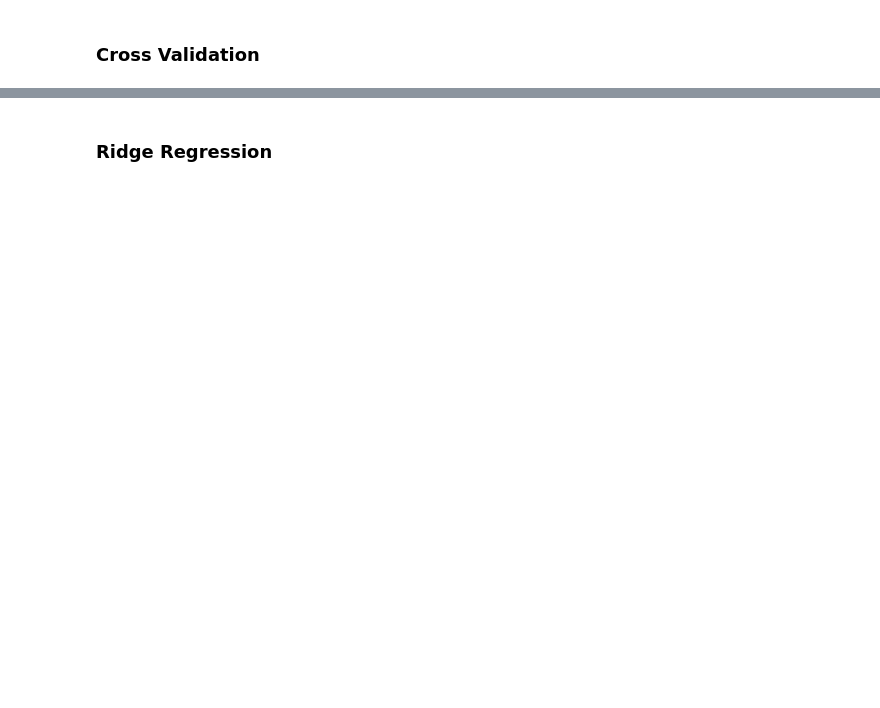
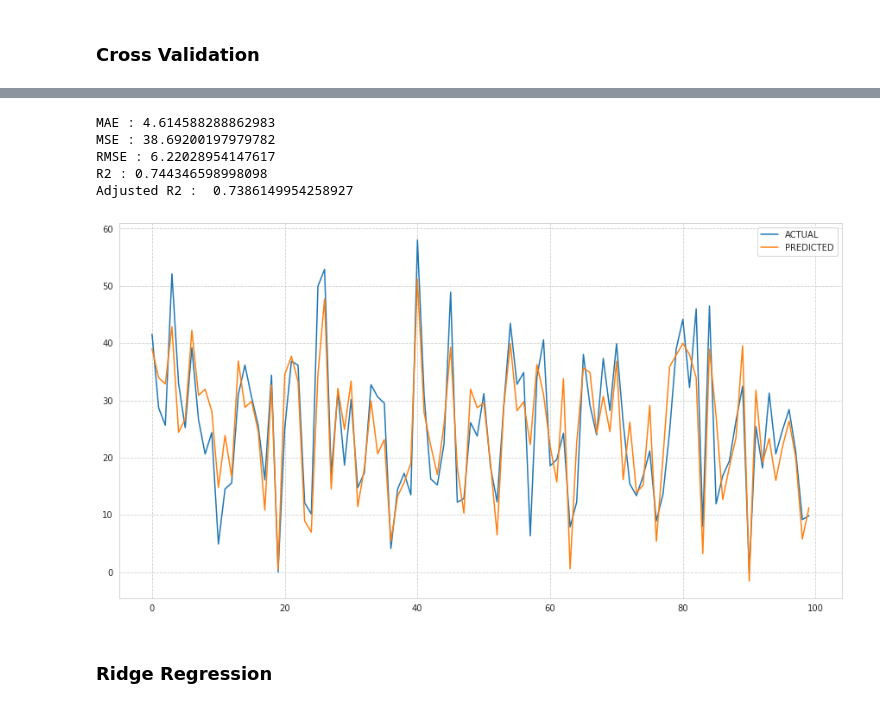
Before and after one commit to Shubhamverse/Bike-Sharing-Demand-Prediction__Supervised-ML-Regression, a Jupyter notebook: Bike_Sharing_Demand_Prediction_Capstone_Project.ipynb, the cells around one changed output, grey strips where cells are left out. Saved outputs shown, nothing was run; the diff lists cells and outputs as text; code cells hidden in the pictures; blank space fills up the shorter version.

```diff
--- a/Bike_Sharing_Demand_Prediction_Capstone_Project.ipynb
+++ b/Bike_Sharing_Demand_Prediction_Capstone_Project.ipynb
@@ -291,2 +404,2 @@ print("\nUsing ",lasso_regressor.best_params_, " the negative mean squared error
 # %%
-lasso_pred = lasso_regressor.predict(X_test)
+lasso_reg_pred = lasso_regressor.predict(X_test)
@@ -302,9 +406,33 @@ print("R2 score is  :",lasso_r2)
+# %%
+#finding mean_absolute_error
+lasso_reg_MAE  = mean_absolute_error(y_test,lasso_reg_pred)
+print("MAE :" , lasso_reg_MAE)
+#finding mean_squared_error
+lasso_reg_MSE  = mean_squared_error(y_test,lasso_reg_pred)
+print("MSE :" , lasso_reg_MSE)
+#finding root mean squared error
+lasso_reg_RMSE = np.sqrt(lasso_reg_MSE)
+print("RMSE :" ,lasso_reg_RMSE)
+#finding the r2 score
+lasso_reg_r2 = r2_score(y_test,lasso_reg_pred)
+print("R2 :" ,lasso_reg_r2)
+#finding the adjusted r2 score
+lasso_reg_adj_r2=1-(1-r2_score(y_test,lasso_reg_pred))*((X_test.shape[0]-1)/(X_test.shape[0]-X_test.shape[1]-1))
+print("Adjusted R2 : ",lasso_reg_adj_r2,'\n')
+# %% [output]
+MAE : 4.614588288862983
+MSE : 38.69200197979782
+RMSE : 6.22028954147617
+R2 : 0.744346598998098
+Adjusted R2 :  0.7386149954258927
 # %%
 plt.figure(figsize=(15,8))
 plt.plot(np.array(y_test[:100]))
-plt.plot(lasso_pred[:100])
+plt.plot(lasso_reg_pred[:100])
 plt.legend(["ACTUAL","PREDICTED"])
 plt.show()
+# %% [output]
+[figure, added]
 # %% [markdown]
 ### Ridge Regression
 # %%
```
Also changed, not shown: parts of 64 cells of this notebook.
